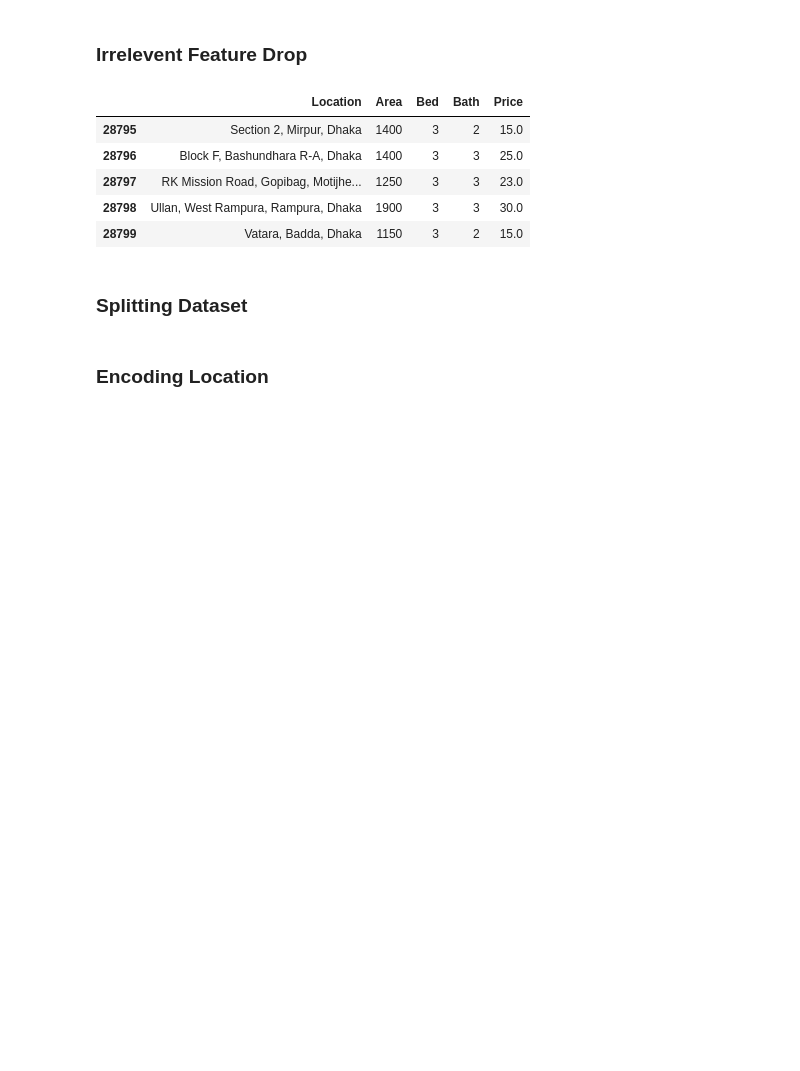
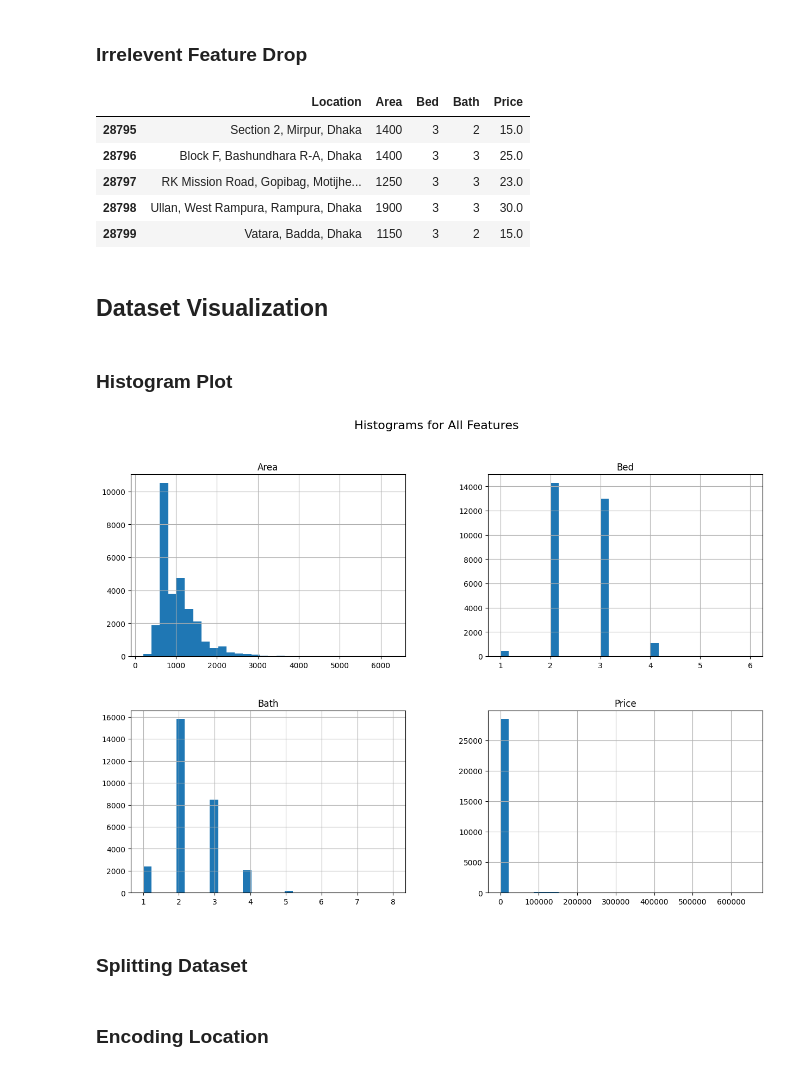
Before and after one commit to Syeda-Mahjabin-Proma/Dhaka_House_Rent_Prediction, a Jupyter notebook: model.ipynb, the cells around one changed output. Cells and saved outputs as stored; diff of their text form; code cells hidden in the pictures; blank space fills up the shorter version.

```diff
--- a/model.ipynb
+++ b/model.ipynb
@@ -155,6 +151,16 @@ df.tail()
 | 28797 | RK Mission Road, Gopibag, Motijhe... | 1250 | 3 | 3 | 23.0 |
 | 28798 | Ullan, West Rampura, Rampura, Dhaka | 1900 | 3 | 3 | 30.0 |
 | 28799 | Vatara, Badda, Dhaka | 1150 | 3 | 2 | 15.0 |
+# %% [markdown]
+## Dataset Visualization
+# %% [markdown]
+### Histogram Plot
+# %%
+df.hist(bins=30, figsize=(15, 10))
+plt.suptitle('Histograms for All Features', fontsize=16)
+plt.show()
+# %% [output]
+[figure, added]
 # %% [markdown]
 ### Splitting Dataset
 # %%
```
Also changed, not shown: parts of 1 cell of this notebook.
